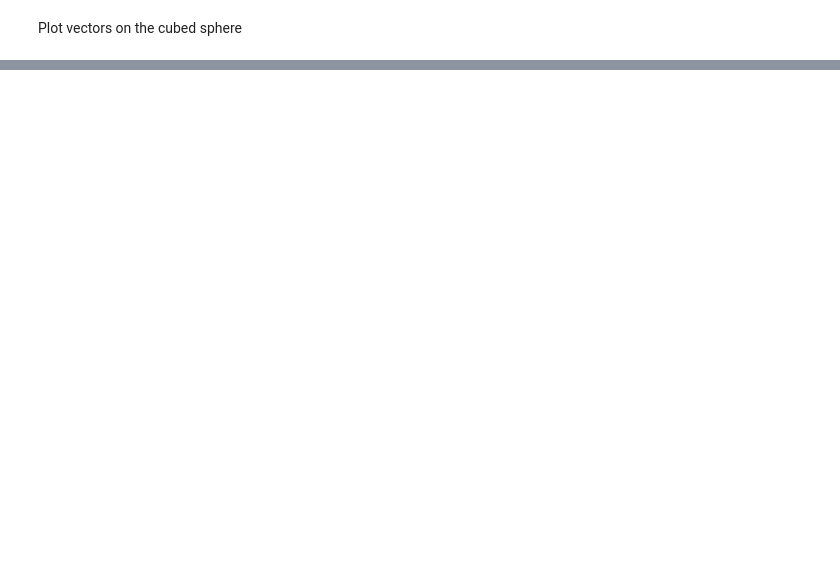
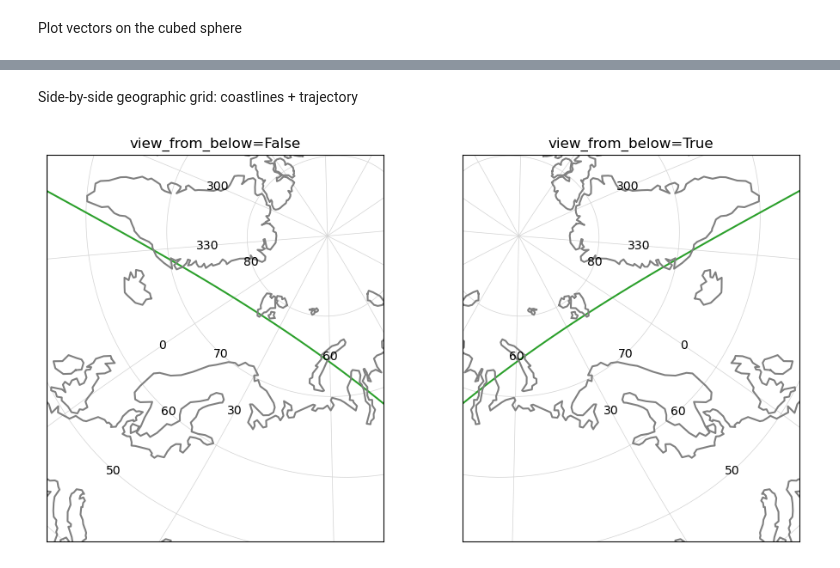
Before and after one commit to klaundal/secsy, a Jupyter notebook: notebooks/ao_001_csplot.ipynb, the cells around one changed output, grey strips where cells are left out. Saved outputs shown, nothing was run; the diff lists cells and outputs as text; code cells hidden in the pictures; blank space fills up the shorter version.

Commit message:
added option to show a projection that is viewed from below in CSplot. Added demo of this in the csplot notebook (#25)

```diff
--- a/notebooks/ao_001_csplot.ipynb
+++ b/notebooks/ao_001_csplot.ipynb
@@ -105,0 +112,12 @@ csax0.add_coastlines(color='grey')
+# %% [markdown]
+Side-by-side geographic grid: coastlines + trajectory
+# %%
+fig, axs = plt.subplots(1, 2, figsize=(10, 5))
+for ax, vfb in zip(axs, [False, True]):
+    csax = cs.CSplot(ax, grid, gridtype='geo', view_from_below=vfb)
+    csax.plot(sat['lon'], sat['lat'], color='C2')
+    csax.add_coastlines(color='grey')
+    ax.set_title(f'view_from_below={vfb}')
+fig.tight_layout()
+# %% [output]
+[figure, added]
```
Also changed, not shown: parts of 9 cells of this notebook, 1 other file.
